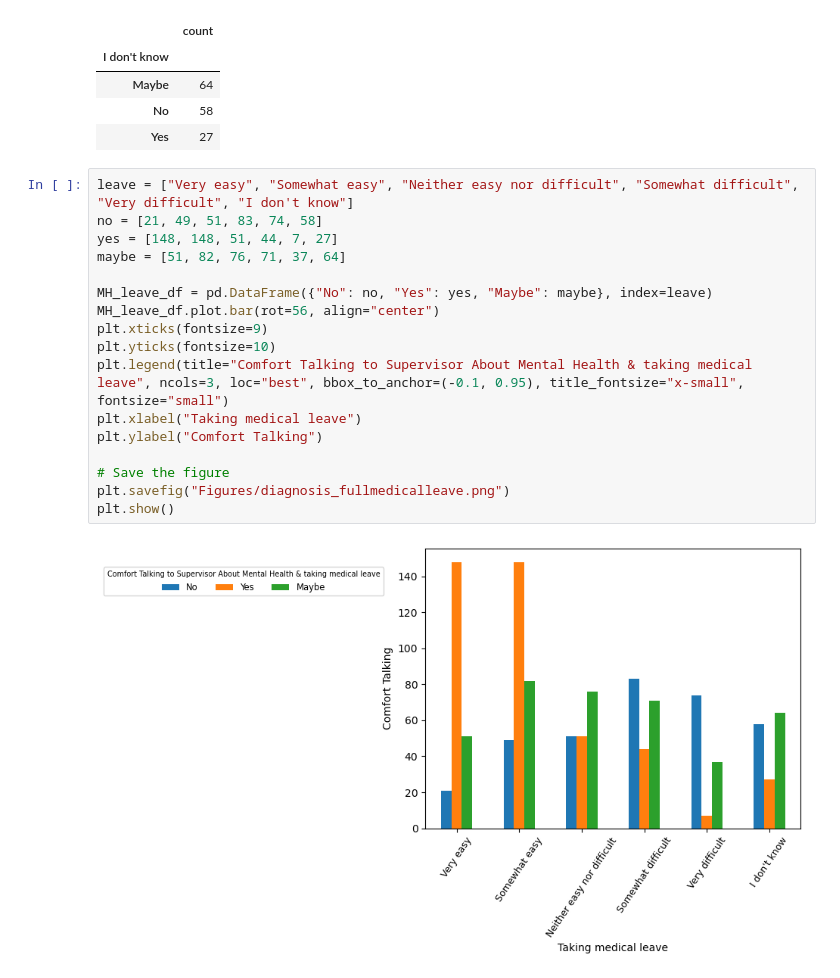
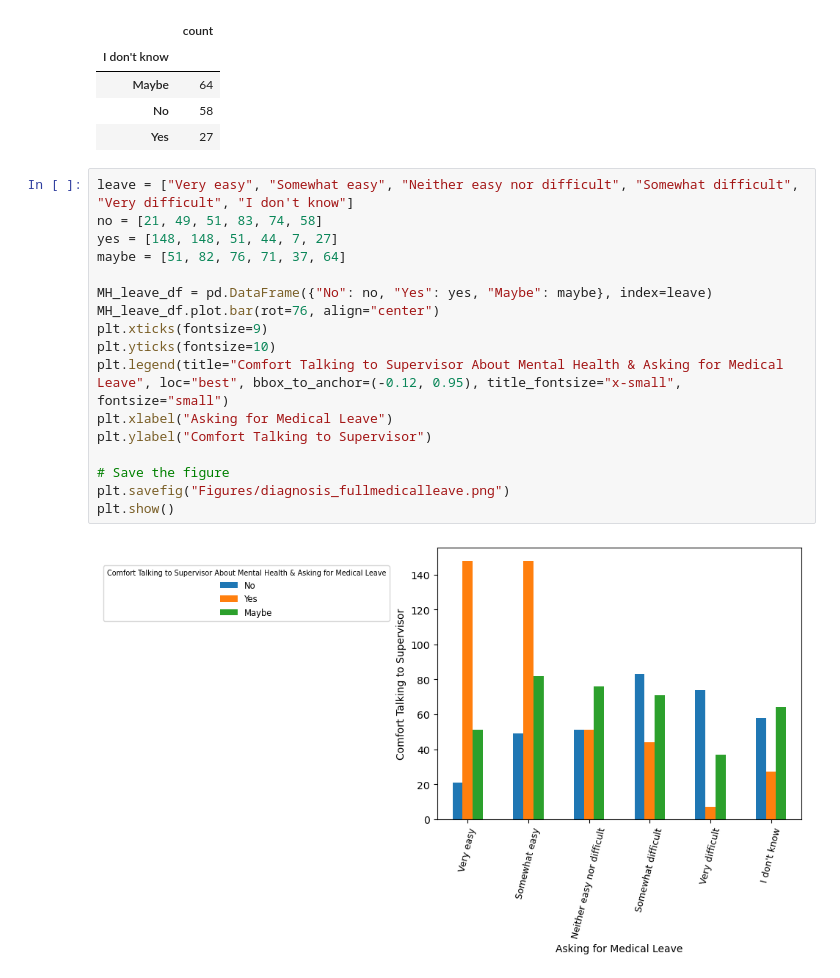
Before and after one commit to SecondHandSushi/Project-1-Mental-Tech, a Jupyter notebook: leave_work.ipynb, the cells around one changed output. Saved outputs shown, nothing was run; the diff lists cells and outputs as text.

```diff
--- a/leave_work.ipynb
+++ b/leave_work.ipynb
@@ -222,19 +230,19 @@ idk_answers
 # %%
 leave = ["Very easy", "Somewhat easy", "Neither easy nor difficult", "Somewhat difficult", "Very difficult", "I don't know"]
 no = [21, 49, 51, 83, 74, 58]
 yes = [148, 148, 51, 44, 7, 27]
 maybe = [51, 82, 76, 71, 37, 64]
 
 MH_leave_df = pd.DataFrame({"No": no, "Yes": yes, "Maybe": maybe}, index=leave)
-MH_leave_df.plot.bar(rot=56, align="center")
+MH_leave_df.plot.bar(rot=76, align="center")
 plt.xticks(fontsize=9)
 plt.yticks(fontsize=10)
-plt.legend(title="Comfort Talking to Supervisor About Mental Health & taking medical leave", ncols=3, loc="best", bbox_to_anchor=(-0.1, 0.95), title_fontsize="x-small", fontsize="small")
-plt.xlabel("Taking medical leave")
-plt.ylabel("Comfort Talking")
+plt.legend(title="Comfort Talking to Supervisor About Mental Health & Asking for Medical Leave", loc="best", bbox_to_anchor=(-0.12, 0.95), title_fontsize="x-small", fontsize="small")
+plt.xlabel("Asking for Medical Leave")
+plt.ylabel("Comfort Talking to Supervisor")
 
 # Save the figure
 plt.savefig("Figures/diagnosis_fullmedicalleave.png")
 plt.show()
 # %% [output]
-[figure, old version]
+[figure, new version]
```
Also changed, not shown: parts of 1 cell of this notebook, 8 other files.
